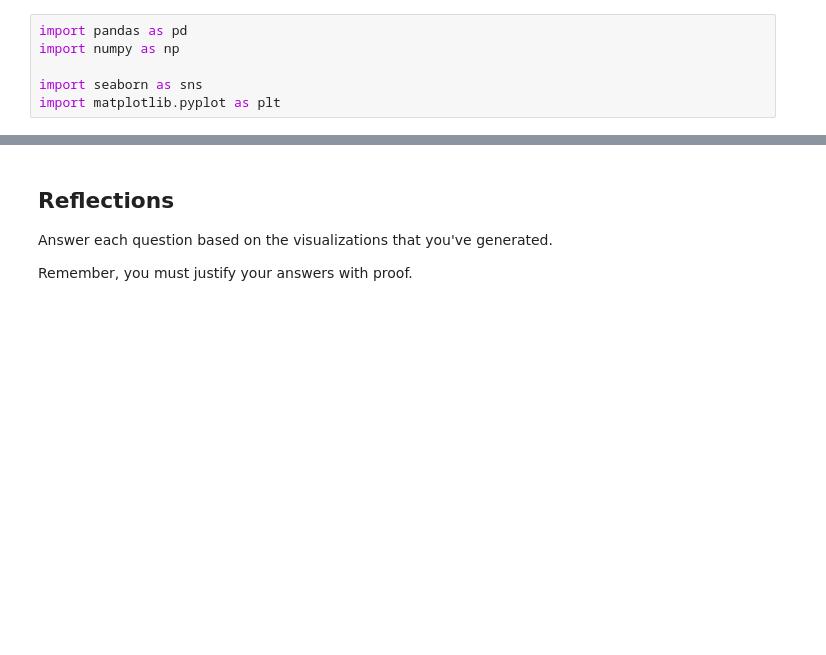
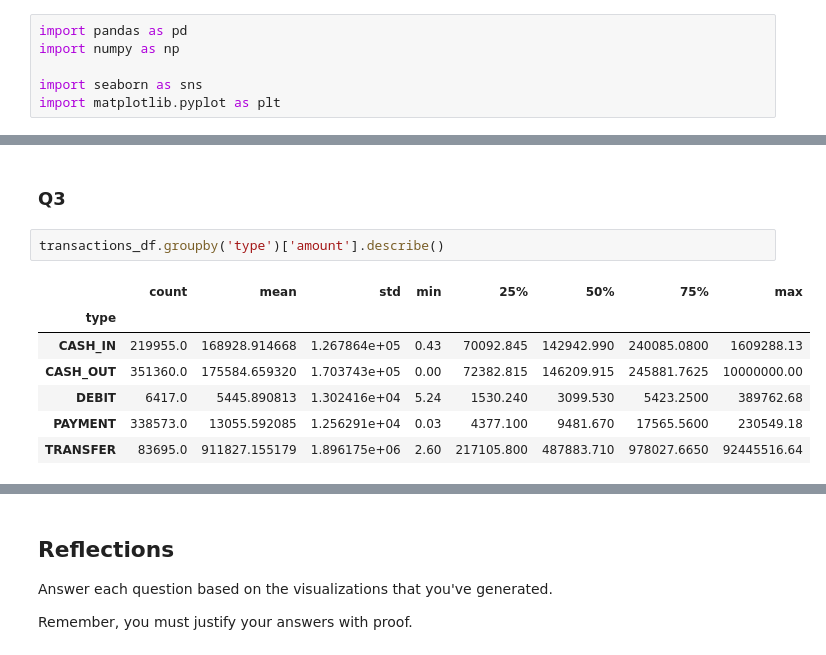
Before and after one commit to yuzchen7/detect-fraud, a Jupyter notebook: notebooks/eda.ipynb, the cells around one changed output, grey strips where cells are left out. Saved outputs shown, nothing was run; the diff lists cells and outputs as text; blank space fills up the shorter version.

```diff
--- a/notebooks/eda.ipynb
+++ b/notebooks/eda.ipynb
@@ -34,0 +67,12 @@ transactions.head()
+# %% [markdown]
+### Q3
+# %%
+transactions_df.groupby('type')['amount'].describe()
+# %% [output]
+|  | count | mean | std | min | 25% | 50% | 75% | max |
+| type |  |  |  |  |  |  |  |  |
+| CASH_IN | 219955.0 | 168928.914668 | 1.267864e+05 | 0.43 | 70092.845 | 142942.990 | 240085.0800 | 1609288.13 |
+| CASH_OUT | 351360.0 | 175584.659320 | 1.703743e+05 | 0.00 | 72382.815 | 146209.915 | 245881.7625 | 10000000.00 |
+| DEBIT | 6417.0 | 5445.890813 | 1.302416e+04 | 5.24 | 1530.240 | 3099.530 | 5423.2500 | 389762.68 |
+| PAYMENT | 338573.0 | 13055.592085 | 1.256291e+04 | 0.03 | 4377.100 | 9481.670 | 17565.5600 | 230549.18 |
+| TRANSFER | 83695.0 | 911827.155179 | 1.896175e+06 | 2.60 | 217105.800 | 487883.710 | 978027.6650 | 92445516.64 |
```
Also changed, not shown: parts of 15 cells of this notebook.
